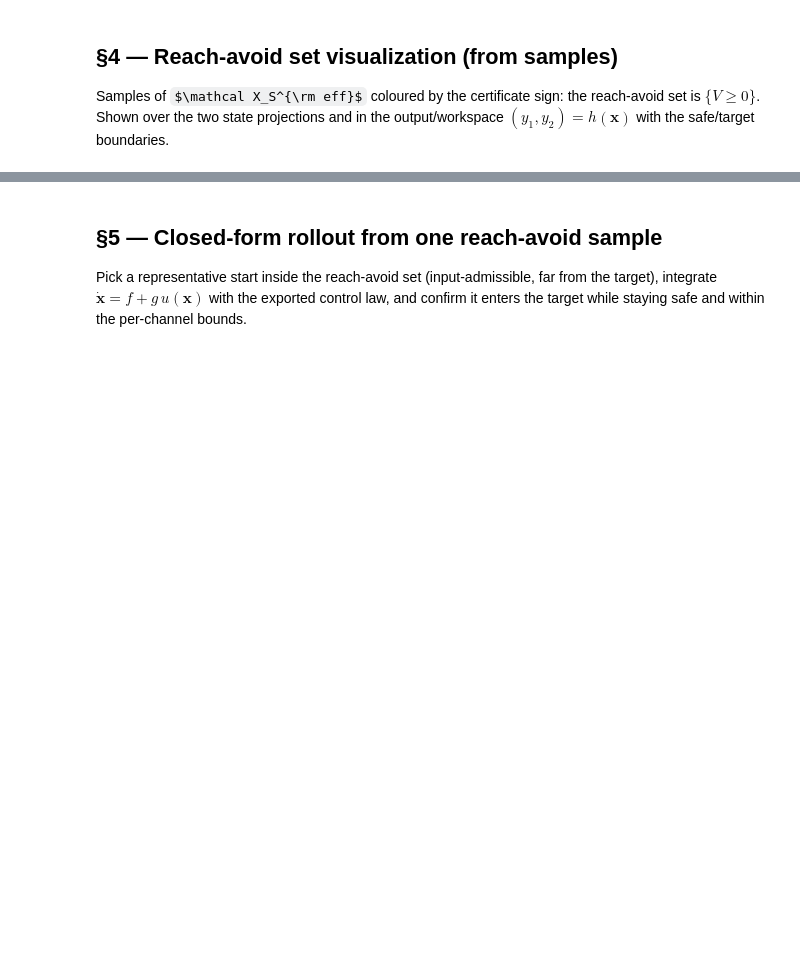
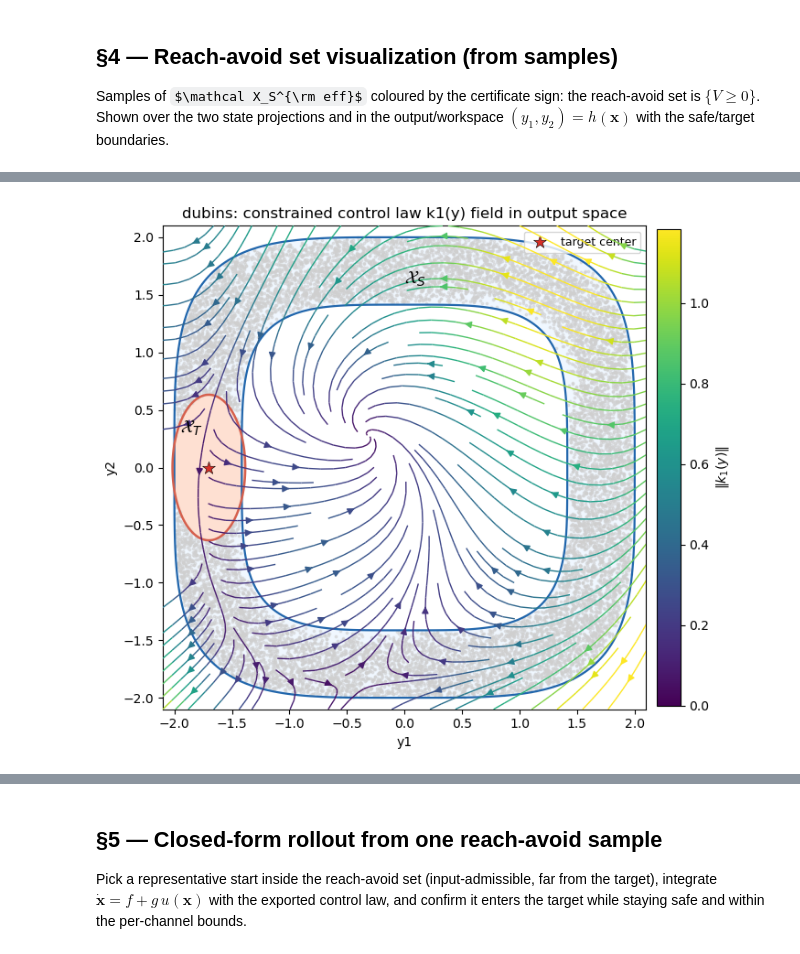
Before and after one commit to JianqiangDing/reach_avoid_backstepping_MPC, a Jupyter notebook: revision/controller_synthesis/dubins_synth.ipynb, the cells around one changed output, grey strips where cells are left out. Cells and saved outputs as stored; diff of their text form; code cells hidden in the pictures; some formulas as TeX source; blank space fills up the shorter version.

```diff
--- a/revision/controller_synthesis/dubins_synth.ipynb
+++ b/revision/controller_synthesis/dubins_synth.ipynb
@@ -262,0 +261,83 @@ reach-avoid set: V>=0 on 15000 of 17054 safe-and-outside-target samples (88.0%)
+# %%
+# The synthesis exports k1(y): the constrained virtual control law expressed in
+# the output coordinates y=(y1,y2)=h(x). This IS the control law's vector field
+# in output space -- the desired output velocity ydot = k1(y) that the full
+# state feedback u(x) is built to realize. (k1_opt is a 2-vector of polynomials
+# in y1,y2, so the field is smooth everywhere, unlike u_opt's 1/det(A) form.)
+# Plotting follows experiments/make_paper_figs_dubins.ipynb (§5: _k1_field +
+# streamplot). The unconstrained vanilla-k1 field is shown for contrast in §4c
+# (it is numerically ~0, coeffs ~1e-7, and does not steer toward the target).
+y1s, y2s = SYS["y"]
+k1_f = sp.lambdify((y1s, y2s), list(ctrl.k1_opt), "numpy")
+
+# output-space window + dense set grids (reuse §4 safe_f/targ_f); ref window [-2.1, 2.1]
+ylo, yhi = -2.1, 2.1
+gg = np.linspace(ylo, yhi, 400)
+SG1, SG2 = np.meshgrid(gg, gg)
+Zs = safe_f(SG1, SG2)
+Zt = targ_f(SG1, SG2)
+# coarser regular grid for the streamplot
+n_vf = 32
+g1 = np.linspace(ylo, yhi, n_vf)
+g2 = np.linspace(ylo, yhi, n_vf)
+VG1, VG2 = np.meshgrid(g1, g2)
+_vals = k1_f(VG1, VG2)
+Uk = np.broadcast_to(np.asarray(_vals[0], float), VG1.shape).astype(float)
+Vk = np.broadcast_to(np.asarray(_vals[1], float), VG1.shape).astype(float)
+speed = np.sqrt(Uk**2 + Vk**2)
+
+fig, ax = plt.subplots(figsize=(7.0, 6.4))
+ax.contourf(SG1, SG2, Zs, levels=[0, np.inf], colors=["#e6f2ff"], alpha=0.6, zorder=1)
+ax.contour(SG1, SG2, Zs, levels=[0], colors=["#2166ac"], linewidths=1.6, zorder=4)
+ax.contourf(SG1, SG2, Zt, levels=[-np.inf, 0], colors=["#fee0d2"], alpha=1.0, zorder=2)
+ax.contour(SG1, SG2, Zt, levels=[0], colors=["#d6604d"], linewidths=1.8, zorder=5)
+# light reach-avoid sample cloud (from §4) for context
+ax.scatter(Y[0, ra], Y[1, ra], s=3, c="#cfcfcf", alpha=0.5, zorder=3)
+vmax = float(np.nanpercentile(speed, 95)) or 1.0
+strm = ax.streamplot(
+    g1,
+    g2,
+    Uk,
+    Vk,
+    color=speed,
+    cmap="viridis",
+    norm=plt.Normalize(0.0, vmax),
+    linewidth=1.0,
+    density=1.3,
+    arrowsize=1.1,
+    zorder=6,
+)
+fig.colorbar(strm.lines, ax=ax, fraction=0.046, pad=0.02, label=r"$\|k_1(y)\|$")
+ax.scatter(
+    -1.7,
+    0.0,
+    s=110,
+    marker="*",
+    c="#d73027",
+    edgecolors="k",
+    linewidths=0.4,
+    zorder=10,
+    label="target center",
+)
+ax.text(0.0, 1.6, r"$\mathcal{X}_S$", fontsize=14, zorder=20)
+ax.text(-1.95, 0.3, r"$\mathcal{X}_T$", fontsize=14, zorder=20)
+ax.set_xlabel("y1")
+ax.set_ylabel("y2")
+ax.set_xlim(ylo, yhi)
+ax.set_ylim(ylo, yhi)
+ax.set_aspect("equal")
+ax.legend(loc="upper right", fontsize=9)
+ax.set_title(f"{EXAMPLE}: constrained control law k1(y) field in output space")
+fig.tight_layout()
+fig.savefig(
+    os.path.join(REV_DATA, f"phase1_3_vecfield_{EXAMPLE}.png"),
+    dpi=130,
+    bbox_inches="tight",
+)
+plt.show()
+print(
+    f"k1(y) field over [{ylo},{yhi}]^2: speed min={speed.min():.3g} "
+    f"median={np.median(speed):.3g} max={speed.max():.3g}"
+)
+# %% [output]
+[figure, added]
```
Also changed, not shown: parts of 10 cells of this notebook, 12 other files.
